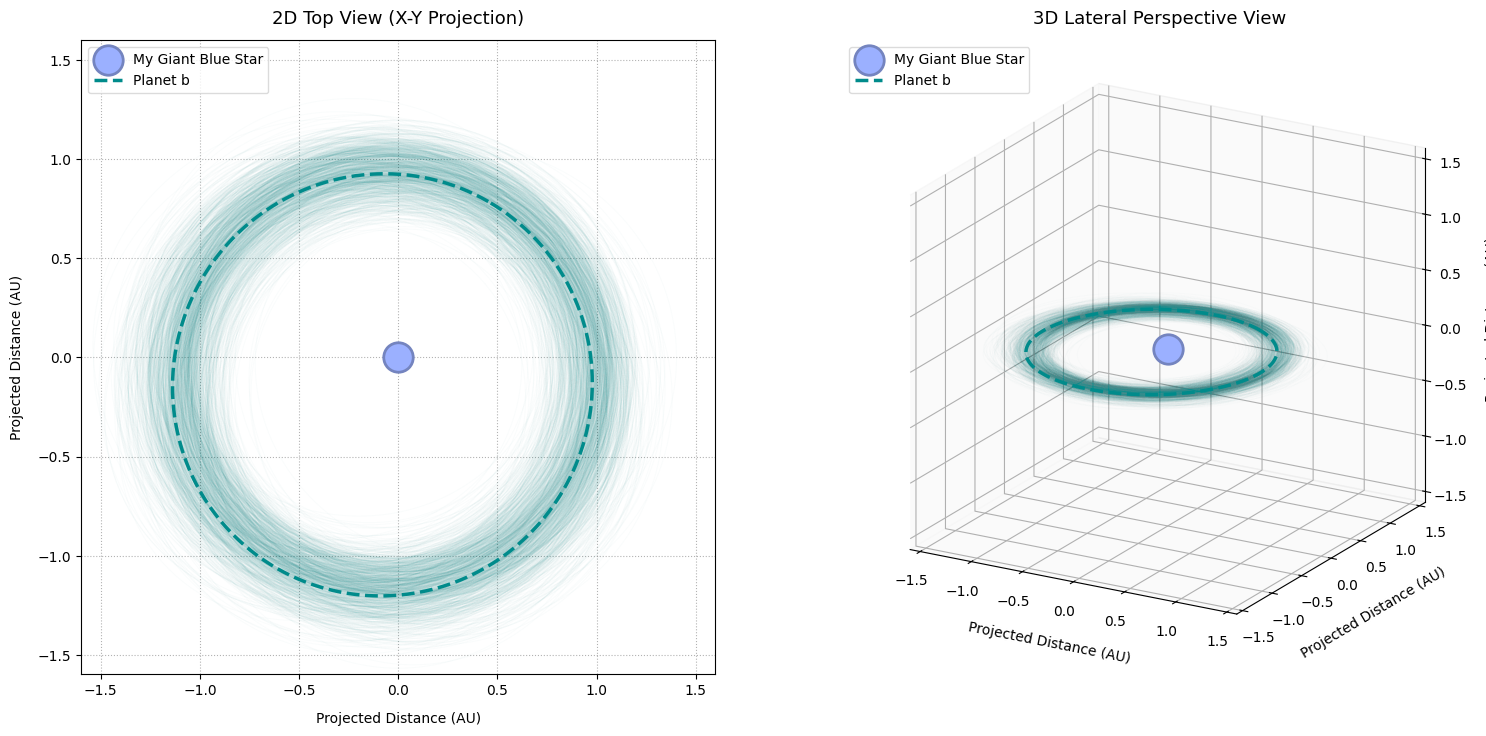
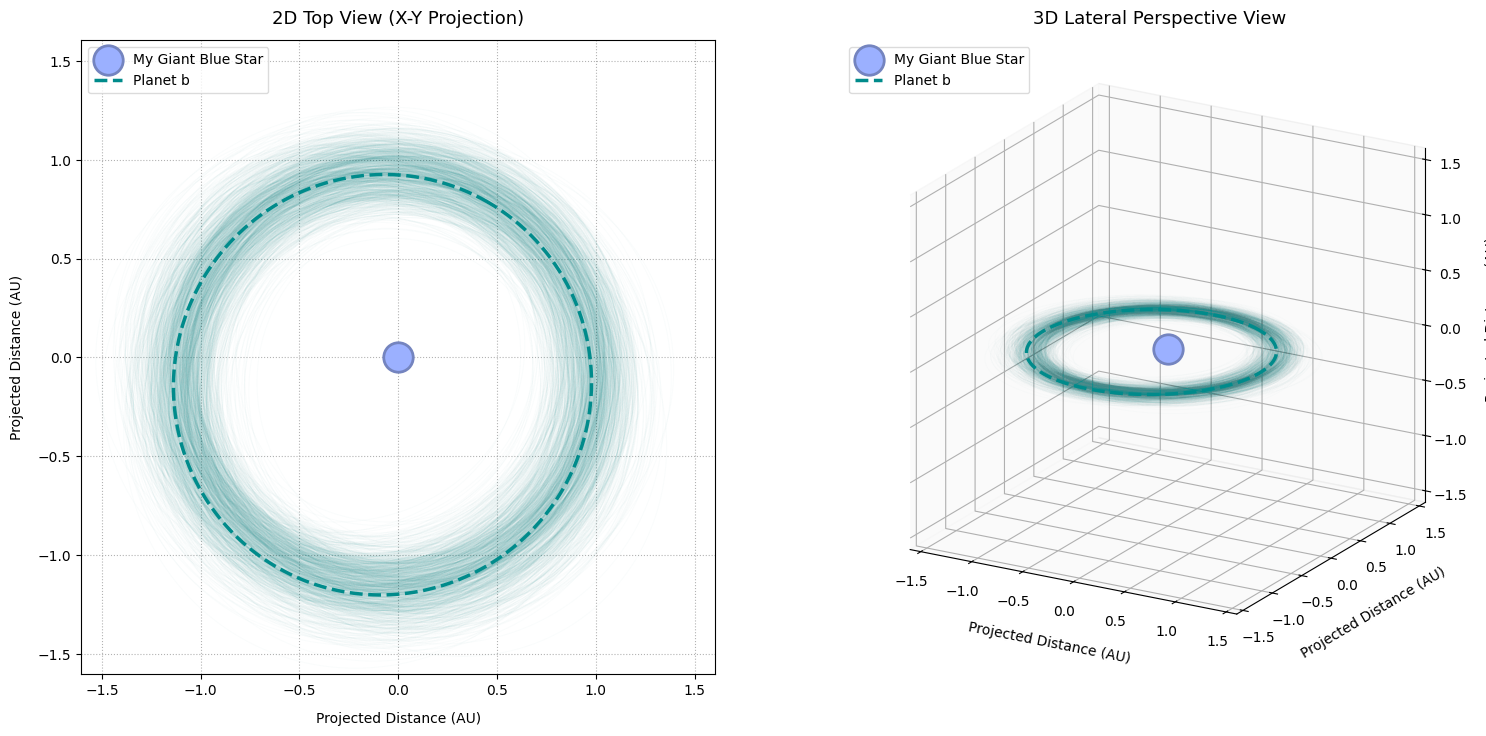
Code edit (unified diff) that turned the first committed figure into the second:
--- before
+++ after
@@ -7,2 +7,4 @@
 # Plot the system to see the custom blue central star!
 custom_system.plot_system(dimension='both', show_reference_plane=False)
+
+plt.show()

Commit: Add input validation with user alerts/suggestions, add tests